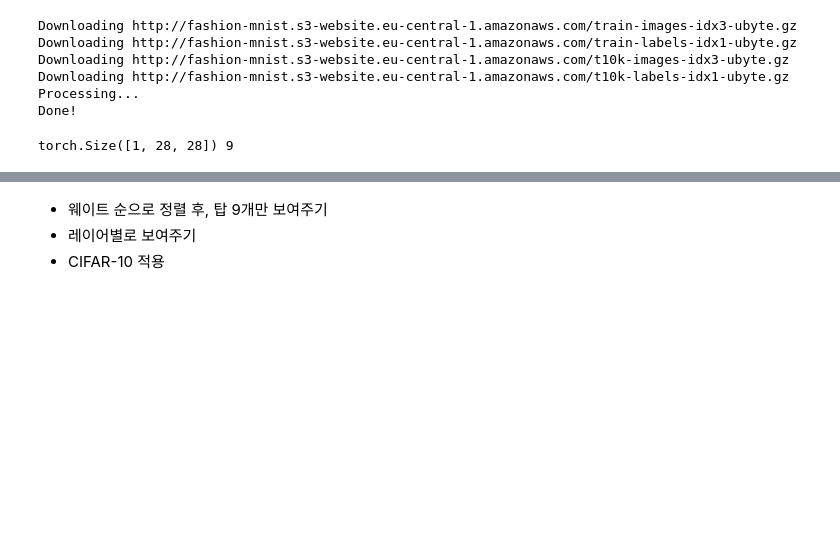
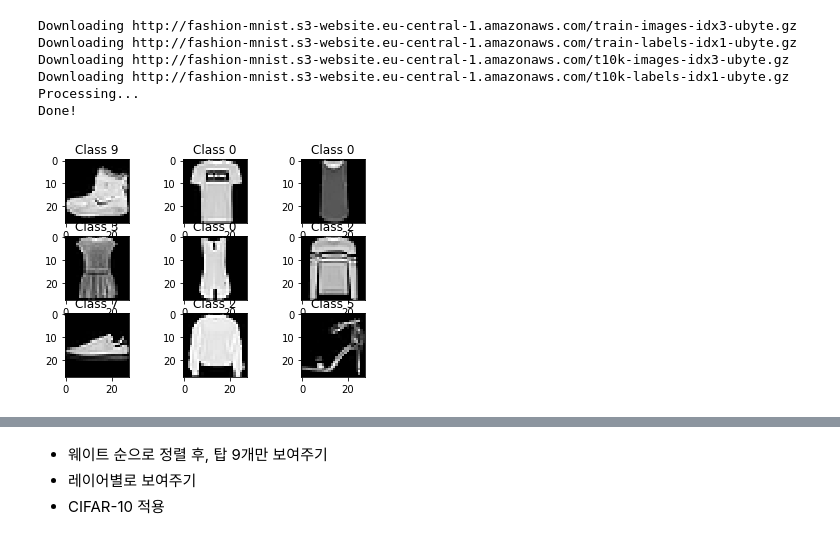
Before and after one commit to DSKSD/Pytorch_Fast_Campus_2018, a Jupyter notebook: week4/1_CNN_Basic.ipynb, the cells around one changed output, grey strips where cells are left out. Cells and saved outputs as stored; diff of their text form; code cells hidden in the pictures; blank space fills up the shorter version.

```diff
--- a/week4/1_CNN_Basic.ipynb
+++ b/week4/1_CNN_Basic.ipynb
@@ -47,15 +47,13 @@ Downloading http://fashion-mnist.s3-website.eu-central-1.amazonaws.com/t10k-imag
 Downloading http://fashion-mnist.s3-website.eu-central-1.amazonaws.com/t10k-labels-idx1-ubyte.gz
 Processing...
 Done!
-# %%
-print(train_dataset[0][0].size(),train_dataset[0][1])
-# %% [output]
-torch.Size([1, 28, 28]) 9
 # %%
-# for i in range(9):
-#     plt.subplot(3,3,i+1)
-#     plt.imshow(train_dataset[i][0].squeeze(0).numpy(), cmap='gray', interpolation='none')
-#     plt.title("Class {}".format(train_dataset[i][1]))
+for i in range(9):
+    plt.subplot(3,3,i+1)
+    plt.imshow(train_dataset[i][0].squeeze(0).numpy(), cmap='gray', interpolation='none')
+    plt.title("Class {}".format(train_dataset[i][1]))
+# %% [output]
+[figure, added]
 # %%
 class CNN(nn.Module):
     def __init__(self):
```
Also changed, not shown: parts of 3 cells of this notebook, 1 other file.
